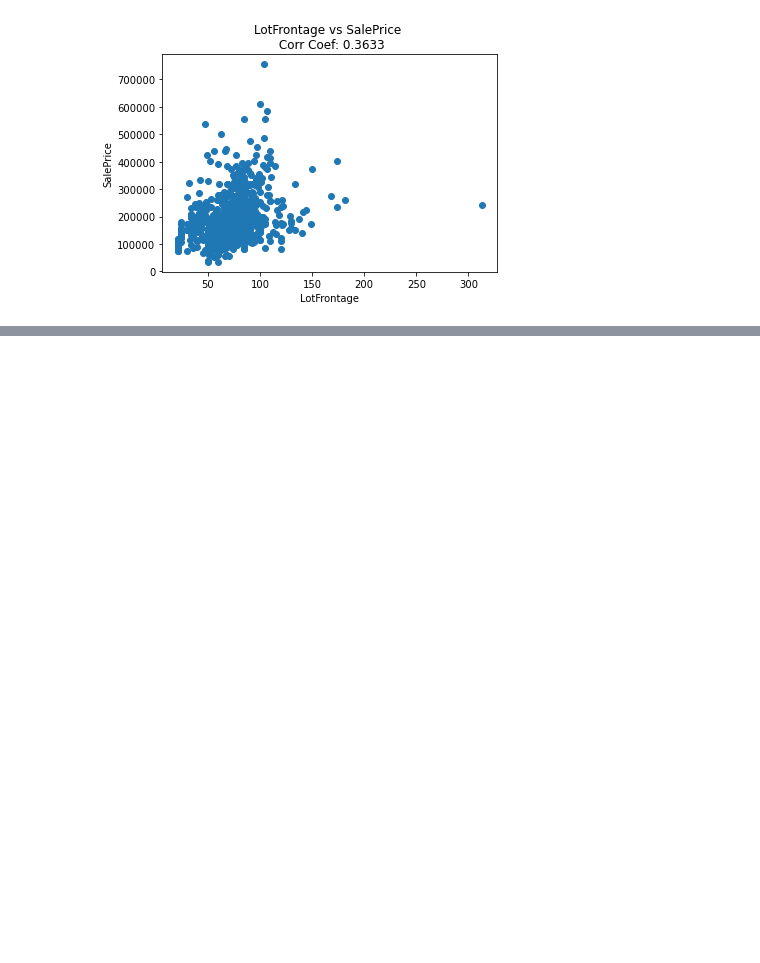
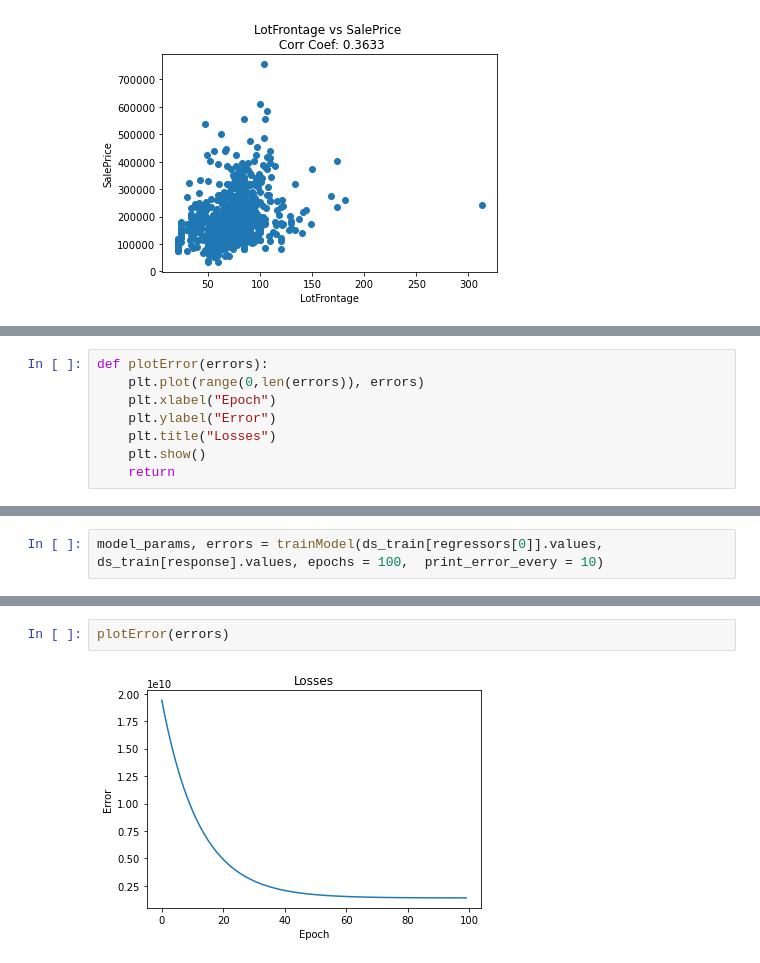
Before and after one commit to CarlosGarlem/Linear-Regression-Model, a Jupyter notebook: Linear Regression Model.ipynb, the cells around one changed output, grey strips where cells are left out. Saved outputs shown, nothing was run; the diff lists cells and outputs as text; blank space fills up the shorter version.

Commit message:
Implement training functions

```diff
--- a/Linear Regression Model.ipynb
+++ b/Linear Regression Model.ipynb
@@ -109,0 +146,8 @@ regressors
+# %%
+def plotError(errors):
+    plt.plot(range(0,len(errors)), errors)
+    plt.xlabel("Epoch")
+    plt.ylabel("Error")
+    plt.title("Losses")
+    plt.show()
+    return
@@ -109,0 +167,2 @@ regressors
+# %%
+model_params, errors = trainModel(ds_train[regressors[0]].values, ds_train[response].values, epochs = 100,  print_error_every = 10)
@@ -109,0 +180,4 @@ regressors
+# %%
+plotError(errors)
+# %% [output]
+[figure, added]
```
Also changed, not shown: parts of 14 cells of this notebook.
